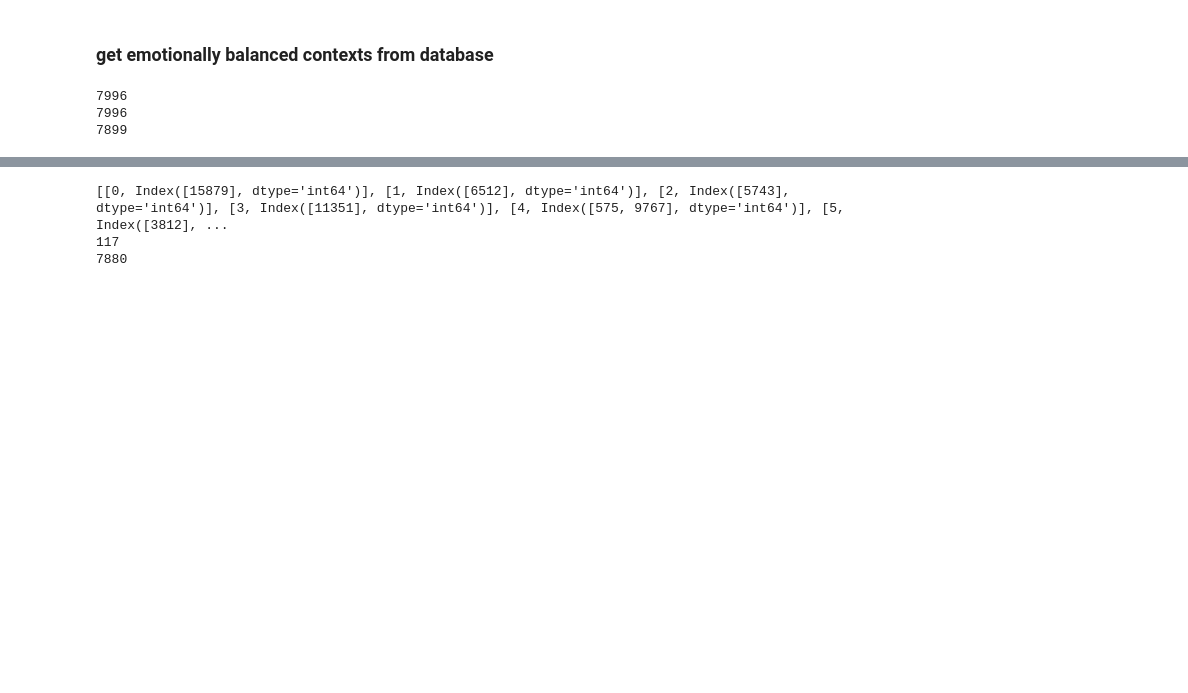
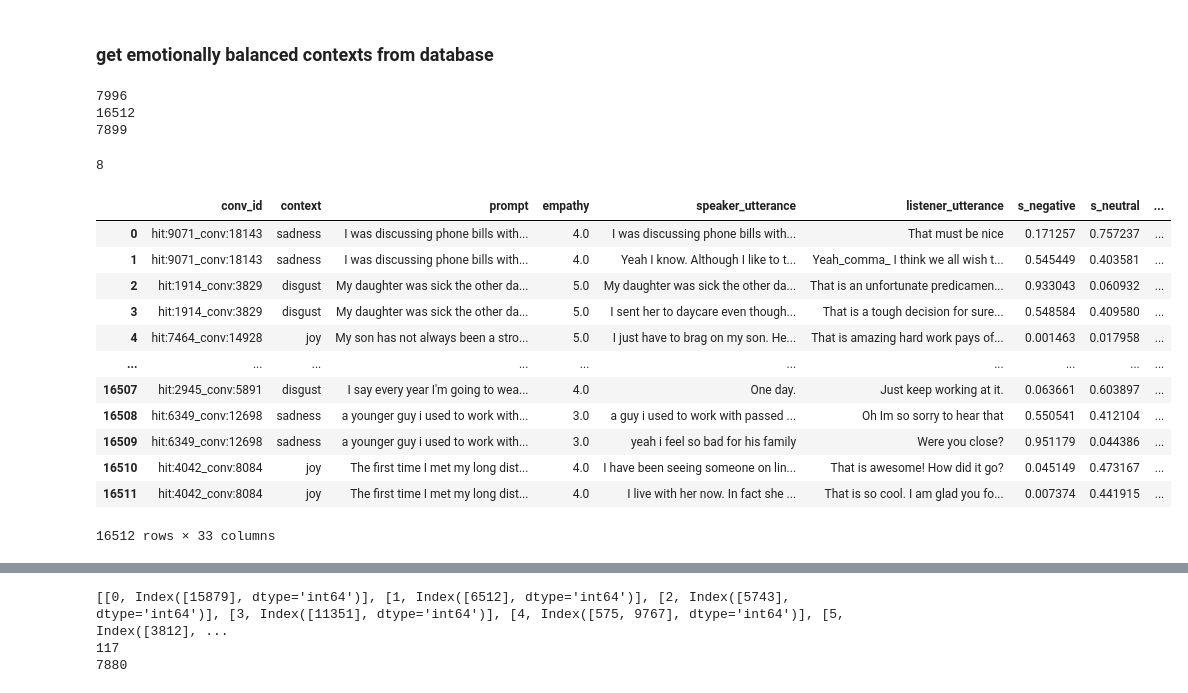
Before and after one commit to Dregdael/EmpathyClassification_ECPC, a Jupyter notebook: Demo_Icra_separated.ipynb, the cells around one changed output, grey strips where cells are left out. Drawn from its saved outputs; the diff is of its cells as text; code cells hidden in the pictures; blank space fills up the shorter version.

```diff
--- a/Demo_Icra_separated.ipynb
+++ b/Demo_Icra_separated.ipynb
@@ -745,24 +745,42 @@ database_dir = '/processed_databases/EmpatheticExchanges/EmpatheticExchanges.csv
 
 database = pd.read_csv(current_dir + database_dir)
 database
-starting_exchange_db = database[database['exchange_number'] == 1]
+#starting_exchange_db = database[database['exchange_number'] == 1]
 
 
 print(len(database['conv_id'].unique()))
-print(len(starting_exchange_db))
+print(len(database))
 
 
 print(len(database['prompt'].unique()))
 # %% [output]
 7996
-7996
+16512
 7899
 # %%
-red_emo_prompt_df = em_red.reduce_emotion_labels_to_8('context',starting_exchange_db)
+red_emo_prompt_df = em_red.reduce_emotion_labels_to_8('context',database)
 red_emo_prompt_df
 print(len(red_emo_prompt_df['context'].unique()))
 
 red_emo_prompt_df
+
+red_emo_prompt_df.to_csv('EmpatheticExchanges_prompts_reduced_emotion.csv',index=False)
+red_emo_prompt_df
+# %% [output]
+8
+|  | conv_id | context | prompt | empathy | speaker_utterance | listener_utterance | s_negative | s_neutral | ... |
+| 0 | hit:9071_conv:18143 | sadness | I was discussing phone bills with... | 4.0 | I was discussing phone bills with... | That must be nice | 0.171257 | 0.757237 | ... |
+| 1 | hit:9071_conv:18143 | sadness | I was discussing phone bills with... | 4.0 | Yeah I know. Although I like to t... | Yeah_comma_ I think we all wish t... | 0.545449 | 0.403581 | ... |
+| 2 | hit:1914_conv:3829 | disgust | My daughter was sick the other da... | 5.0 | My daughter was sick the other da... | That is an unfortunate predicamen... | 0.933043 | 0.060932 | ... |
+| 3 | hit:1914_conv:3829 | disgust | My daughter was sick the other da... | 5.0 | I sent her to daycare even though... | That is a tough decision for sure... | 0.548584 | 0.409580 | ... |
+| 4 | hit:7464_conv:14928 | joy | My son has not always been a stro... | 5.0 | I just have to brag on my son. He... | That is amazing hard work pays of... | 0.001463 | 0.017958 | ... |
+| ... | ... | ... | ... | ... | ... | ... | ... | ... | ... |
+| 16507 | hit:2945_conv:5891 | disgust | I say every year I'm going to wea... | 4.0 | One day. | Just keep working at it. | 0.063661 | 0.603897 | ... |
+| 16508 | hit:6349_conv:12698 | sadness | a younger guy i used to work with... | 3.0 | a guy i used to work with passed ... | Oh Im so sorry to hear that | 0.550541 | 0.412104 | ... |
+| 16509 | hit:6349_conv:12698 | sadness | a younger guy i used to work with... | 3.0 | yeah i feel so bad for his family | Were you close? | 0.951179 | 0.044386 | ... |
+| 16510 | hit:4042_conv:8084 | joy | The first time I met my long dist... | 4.0 | I have been seeing someone on lin... | That is awesome! How did it go? | 0.045149 | 0.473167 | ... |
+| 16511 | hit:4042_conv:8084 | joy | The first time I met my long dist... | 4.0 | I live with her now. In fact she ... | That is so cool. I am glad you fo... | 0.007374 | 0.441915 | ... |
+16512 rows × 33 columns
 # %%
 joy_df = red_emo_prompt_df[red_emo_prompt_df['context']== 'joy']
 anger_df = red_emo_prompt_df[red_emo_prompt_df['context']== 'anger']
```
Also changed, not shown: parts of 9 cells of this notebook, 6 other files.
